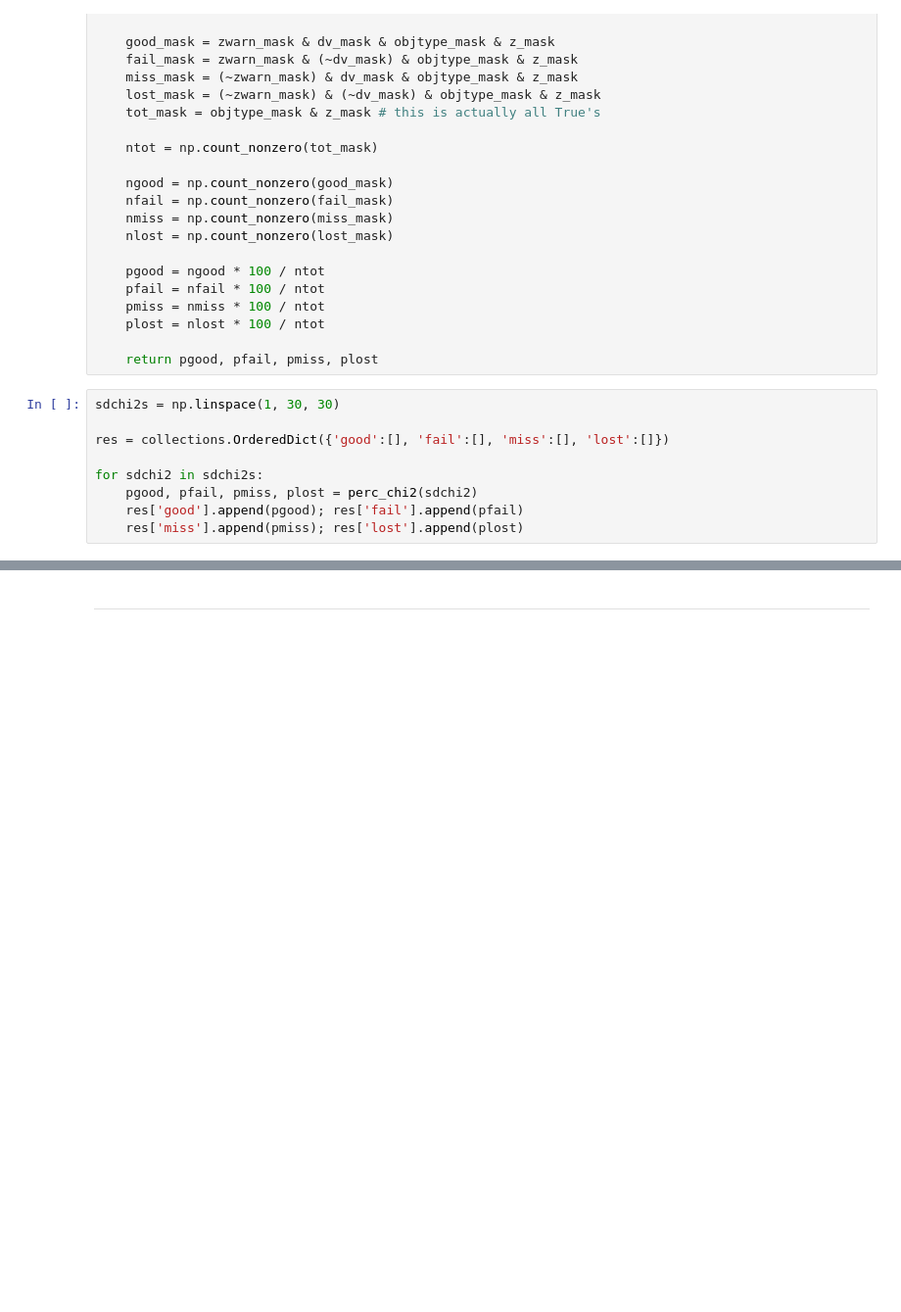
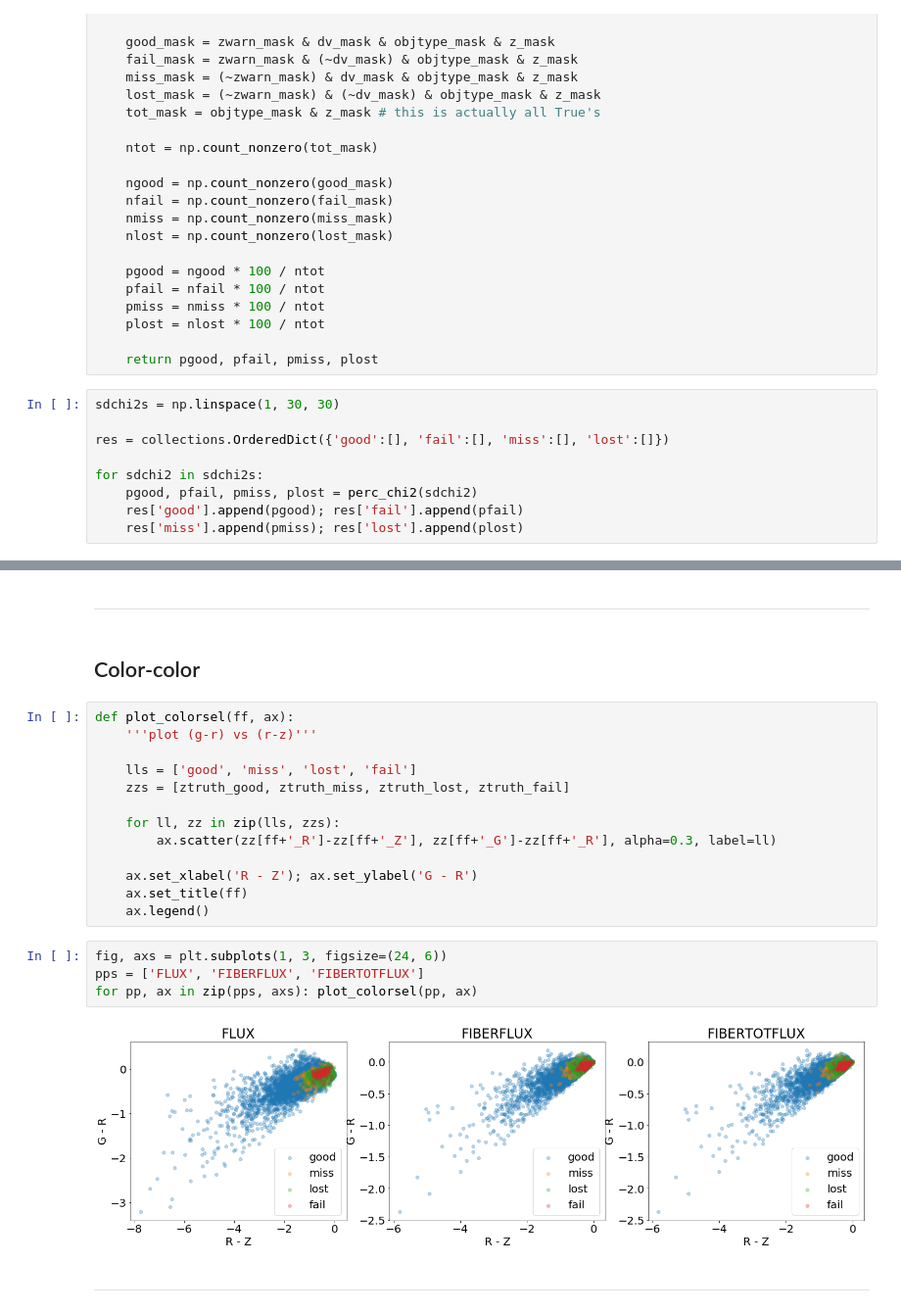
Before and after one commit to Yucheng-Zhang/desi_nbs, a Jupyter notebook: demo/elg_zfitting.ipynb, the cells around one changed output, grey strips where cells are left out. Shown at 98% size. Saved outputs shown, nothing was run; the diff lists cells and outputs as text; blank space fills up the shorter version.

```diff
--- a/demo/elg_zfitting.ipynb
+++ b/demo/elg_zfitting.ipynb
@@ -467,6 +461,29 @@ ax.legend(); ax1.legend()
 plt.show()
 # %% [output]
 [figure]
+# %% [markdown]
+---
+# %% [markdown]
+## Color-color
+# %%
+def plot_colorsel(ff, ax):
+    '''plot (g-r) vs (r-z)'''
+
+    lls = ['good', 'miss', 'lost', 'fail']
+    zzs = [ztruth_good, ztruth_miss, ztruth_lost, ztruth_fail]
+
+    for ll, zz in zip(lls, zzs):
+        ax.scatter(zz[ff+'_R']-zz[ff+'_Z'], zz[ff+'_G']-zz[ff+'_R'], alpha=0.3, label=ll)
+
+    ax.set_xlabel('R - Z'); ax.set_ylabel('G - R')
+    ax.set_title(ff)
+    ax.legend()
+# %%
+fig, axs = plt.subplots(1, 3, figsize=(24, 6))
+pps = ['FLUX', 'FIBERFLUX', 'FIBERTOTFLUX']
+for pp, ax in zip(pps, axs): plot_colorsel(pp, ax)
+# %% [output]
+[figure, added]
 # %% [markdown]
 ---
 # %% [markdown]
```
Also changed, not shown: parts of 14 cells of this notebook.
